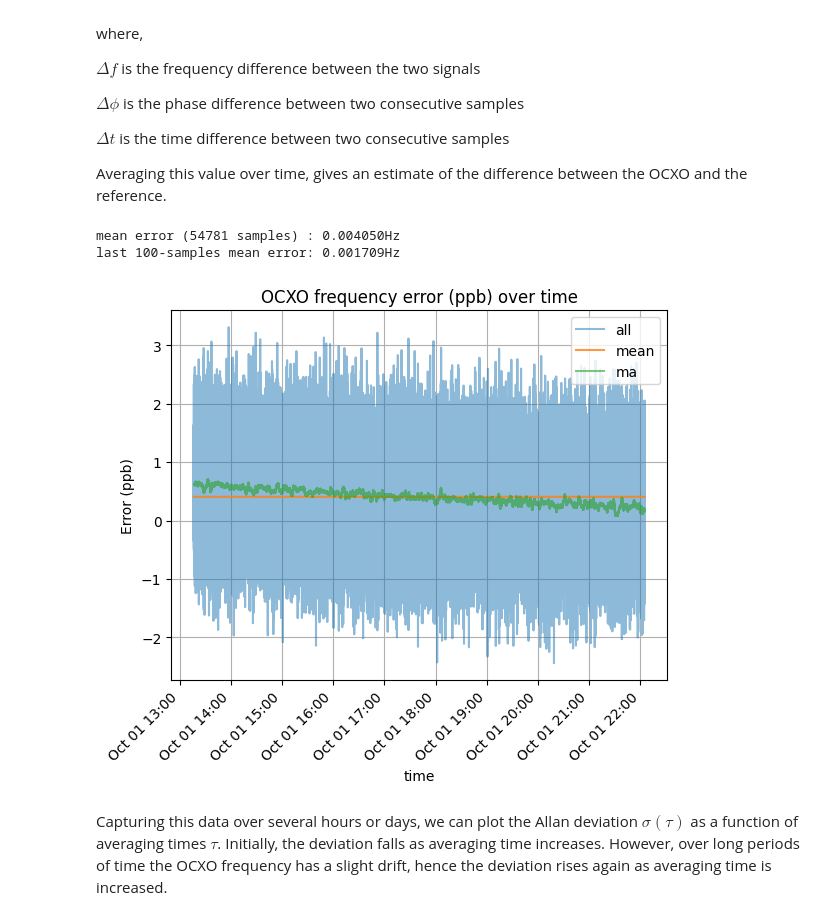
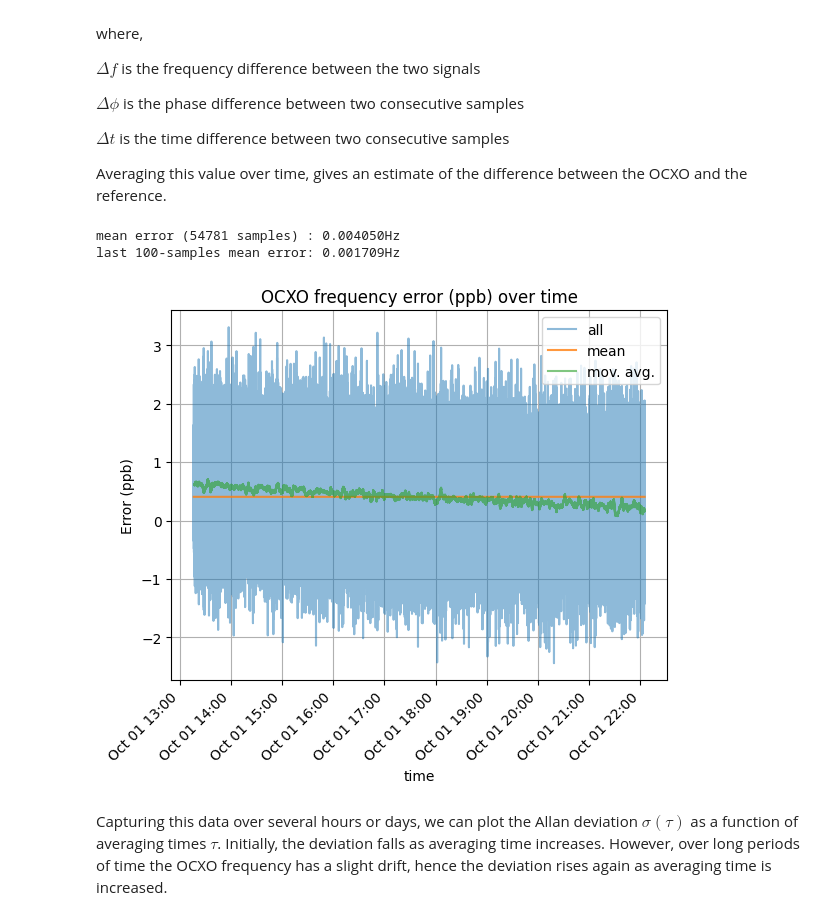
Before and after one commit to vinayshanbhag/frequency_offset_measurements_in_time_domain, a Jupyter notebook: frequency_offset_measurements_in_time_domain.ipynb, the cells around one changed output. Saved outputs shown, nothing was run; the diff lists cells and outputs as text; code cells hidden in the pictures.

```diff
--- a/frequency_offset_measurements_in_time_domain.ipynb
+++ b/frequency_offset_measurements_in_time_domain.ipynb
@@ -56,27 +56,27 @@ df['freq_err_ppb'] = df.apply(lambda x: x['delta_phi']*100/(360*x['delta_t']), a
 # %%
 formatter = mdates.DateFormatter('%b %d %H:%M')
 
 plt.plot(df.timestamp, df.freq_err_ppb,alpha=0.5,label="all")
 plt.plot(df.timestamp, np.ones(len(df))*df.freq_err_ppb.mean(),alpha=0.8,label="mean")
-plt.plot(df.timestamp, np.ones(len(df))*df.freq_err_ppb.rolling(window=100).mean(),alpha=0.6,label="ma")
+plt.plot(df.timestamp, np.ones(len(df))*df.freq_err_ppb.rolling(window=100).mean(),alpha=0.6,label="mov. avg.")
 plt.grid(True)
 plt.legend(loc="upper right")
 ax = plt.gca()
 ax.xaxis.set_major_formatter(formatter)
 ax.xaxis.set_major_locator(mdates.AutoDateLocator())
 xticks = ax.get_xticks()
 ax.set_xticks(xticks)
 labels = ax.get_xticklabels()
 ax.set_xticklabels(labels, rotation = 45, ha="right");
 print(f"mean error ({len(df)} samples) : {df.freq_err_ppb.mean()/100:0.6f}Hz")
 print(f"last 100-samples mean error: {df.freq_err_ppb.rolling(window=100).mean().values[-1]/100:0.6f}Hz")
 plt.title("OCXO frequency error (ppb) over time");
 plt.xlabel("time");
 plt.ylabel("Error (ppb)");
 # %% [output]
 mean error (54781 samples) : 0.004050Hz
 last 100-samples mean error: 0.001709Hz
-[figure, old version]
+[figure, new version]
 # %% [markdown]
 Capturing this data over several hours or days, we can plot the Allan deviation $\sigma(\tau)$ as a function of averaging times $\tau$. Initially, the deviation falls as averaging time increases. However, over long periods of time the OCXO frequency has a slight drift, hence the deviation rises again as averaging time is increased.
 # %%
```
Also changed, not shown: parts of 1 cell of this notebook.
